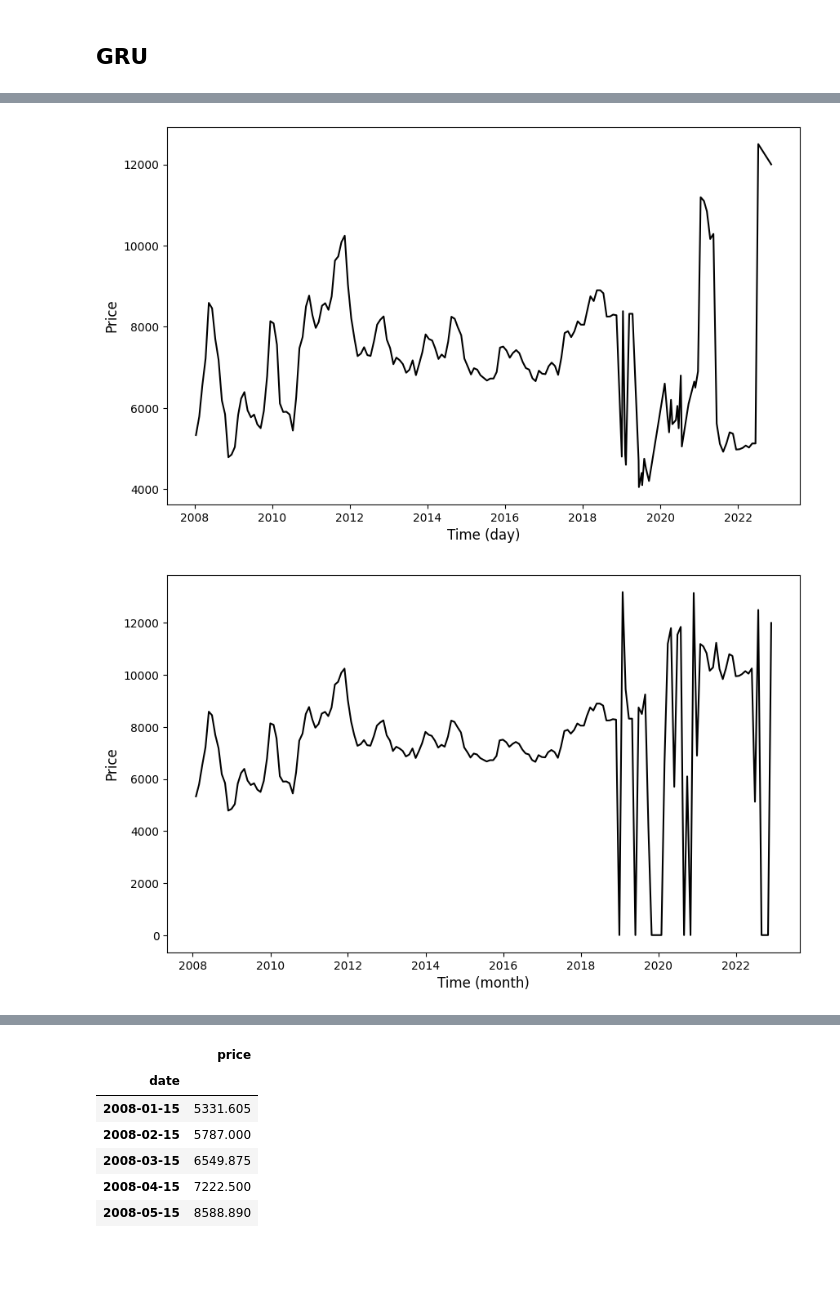
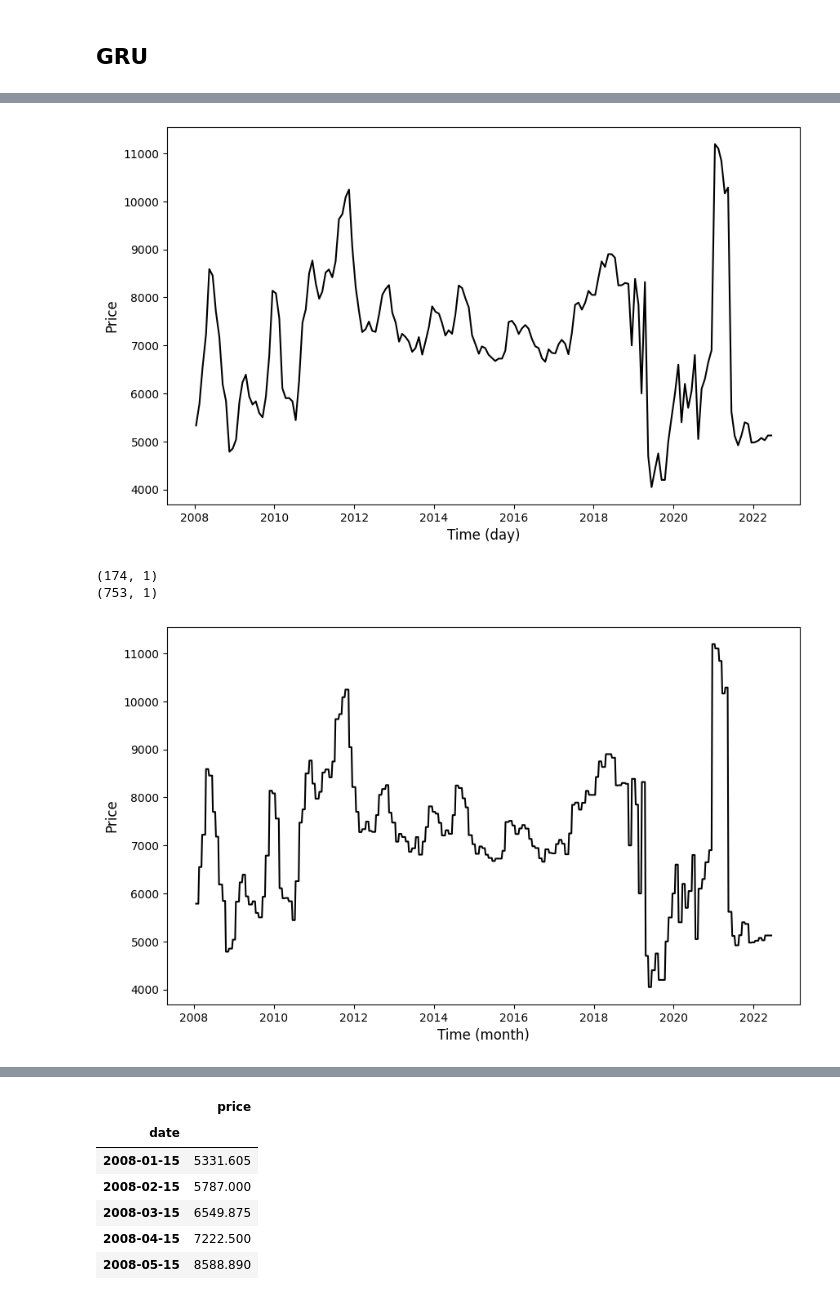
Before and after one commit to thuongh2/CommodityPredict, a Jupyter notebook: GRU.ipynb, the cells around one changed output, grey strips where cells are left out. Saved outputs shown, nothing was run; the diff lists cells and outputs as text; code cells hidden in the pictures; blank space fills up the shorter version.

```diff
--- a/GRU.ipynb
+++ b/GRU.ipynb
@@ -36,14 +58,21 @@ df = df.sort_index()
 df = df[df['price'] != 0]
 df = df[df['admin1'] == 'An Giang']
 df = df.drop_duplicates()
+# %%
+df = pd.read_csv('./data.csv',  parse_dates=['date'], index_col='date')
 # %%
 dataset = df.copy()
 timeseries(df.index, dataset['price'], 'Time (day)')
 # %% [output]
-[figure, old version]
+[figure, new version]
 # %%
-dataset['month'] = dataset.index.month
-dataset_by_month = dataset.resample('M').sum()
+dataset = df.copy()
+print(dataset.shape)
+dataset_by_month = dataset.resample('W').bfill()
+print(dataset_by_month.shape)
+
 timeseries(dataset_by_month.index, dataset_by_month['price'], 'Time (month)')
 # %% [output]
+(174, 1)
+(753, 1)
-[figure, old version]
+[figure, new version]
```
Also changed, not shown: parts of 61 cells of this notebook, 3 other files.
